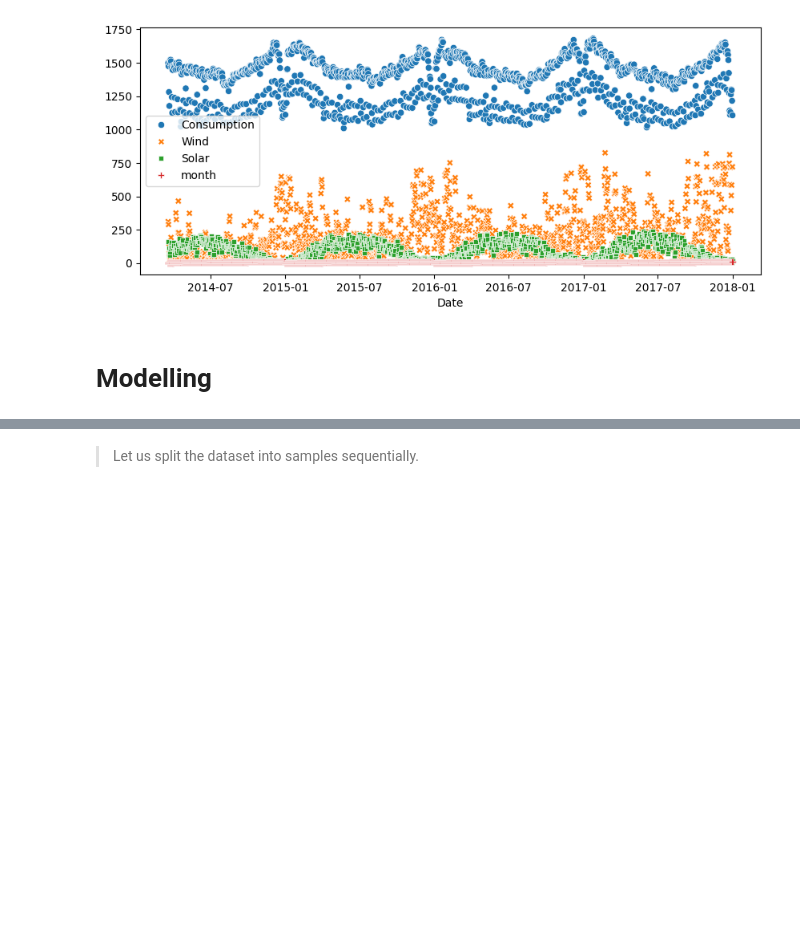
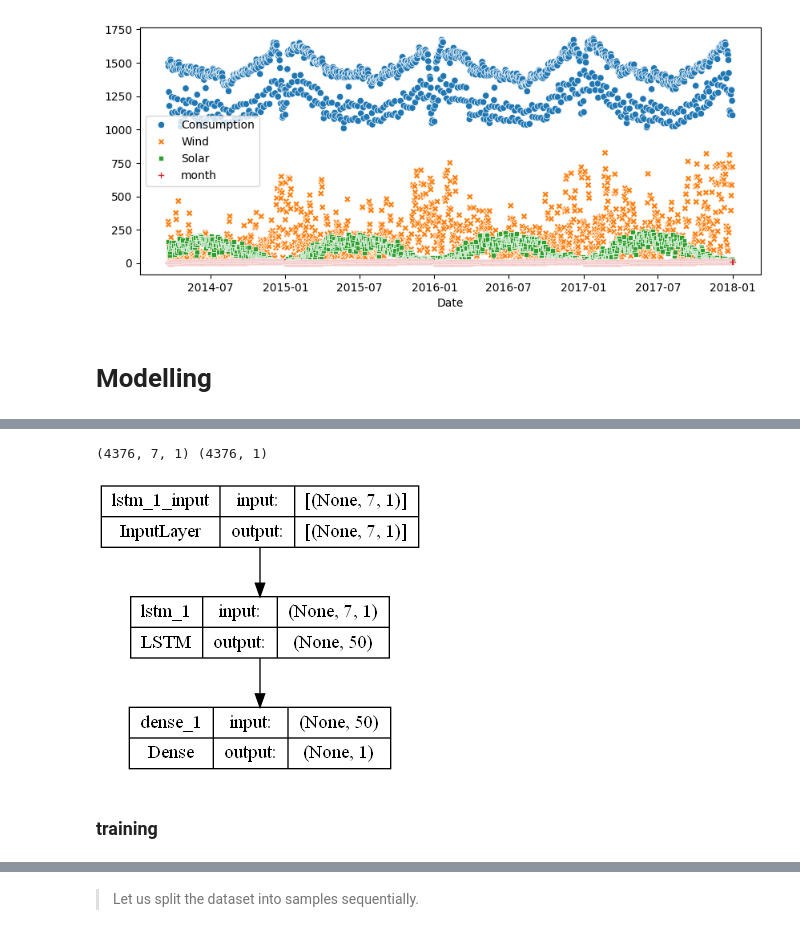
Before and after one commit to Alex1iv/Power_consumption_prediction, a Jupyter notebook: notebooks/power_consumption.ipynb, the cells around one changed output, grey strips where cells are left out. Saved outputs shown, nothing was run; the diff lists cells and outputs as text; code cells hidden in the pictures; blank space fills up the shorter version.

Commit message:
add lstm

```diff
--- a/notebooks/power_consumption.ipynb
+++ b/notebooks/power_consumption.ipynb
@@ -193,0 +255,41 @@ sns.scatterplot(df.iloc[3000:]);
+# %%
+# split a univariate sequence into samples
+def split_sequence(sequence, n_steps):
+	X, y = list(), list()
+	for i in range(len(sequence)):
+		# find the end of this pattern
+		end_ix = i + n_steps
+		# check if we are beyond the sequence
+		if end_ix > len(sequence)-1:
+			break
+		# gather input and output parts of the pattern
+		seq_x, seq_y = sequence[i:end_ix], sequence[end_ix]
+		X.append(seq_x)
+		y.append(seq_y)
+	return np.array(X), np.array(y)
+
+# define input sequence
+
+# choose a number of time steps ( every 7 days)
+n_steps = 7
+# split into samples
+X_splitted, y_splitted = split_sequence(X_scaled.values, n_steps)
+print(X_splitted.shape,  y_splitted.shape)
+
+X_train, X_test = X_splitted[:len(X)-100], X_splitted[len(X)-100:]
+y_train, y_test = y_splitted[:len(X)-100], y_splitted[len(X)-100:]
+# %% [output]
+(4376, 7, 1) (4376, 1)
+# %%
+n_features = 1 # number of input features
+
+# define model
+model = Sequential(name='LSTM_model')
+model.add(LSTM(50, activation='relu', input_shape=(n_steps, n_features)))
+model.add(Dense(1))
+model.compile(optimizer='adam', loss='mse', metrics = ['mae', 'mse'])
+tf.keras.utils.plot_model(model, show_shapes=True)
+# %% [output]
+[figure, added]
+# %% [markdown]
+### training
```
Also changed, not shown: parts of 59 cells of this notebook.
